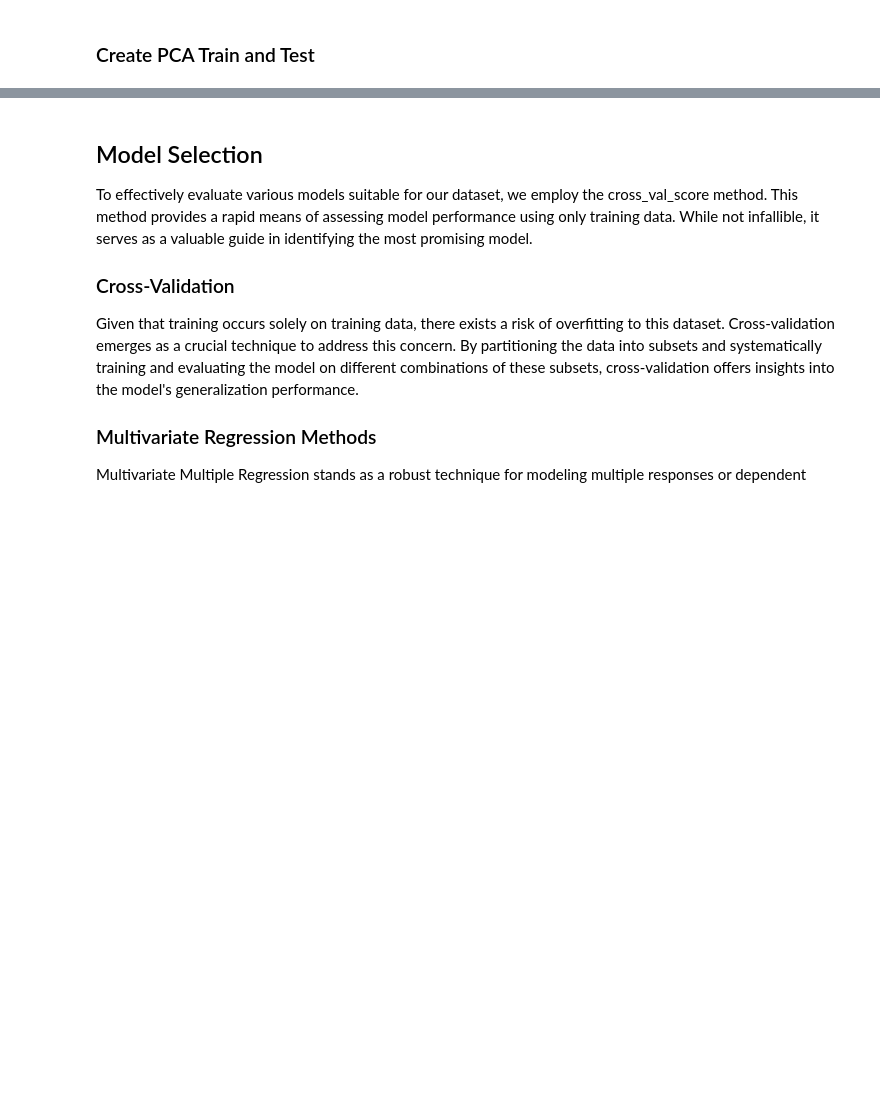
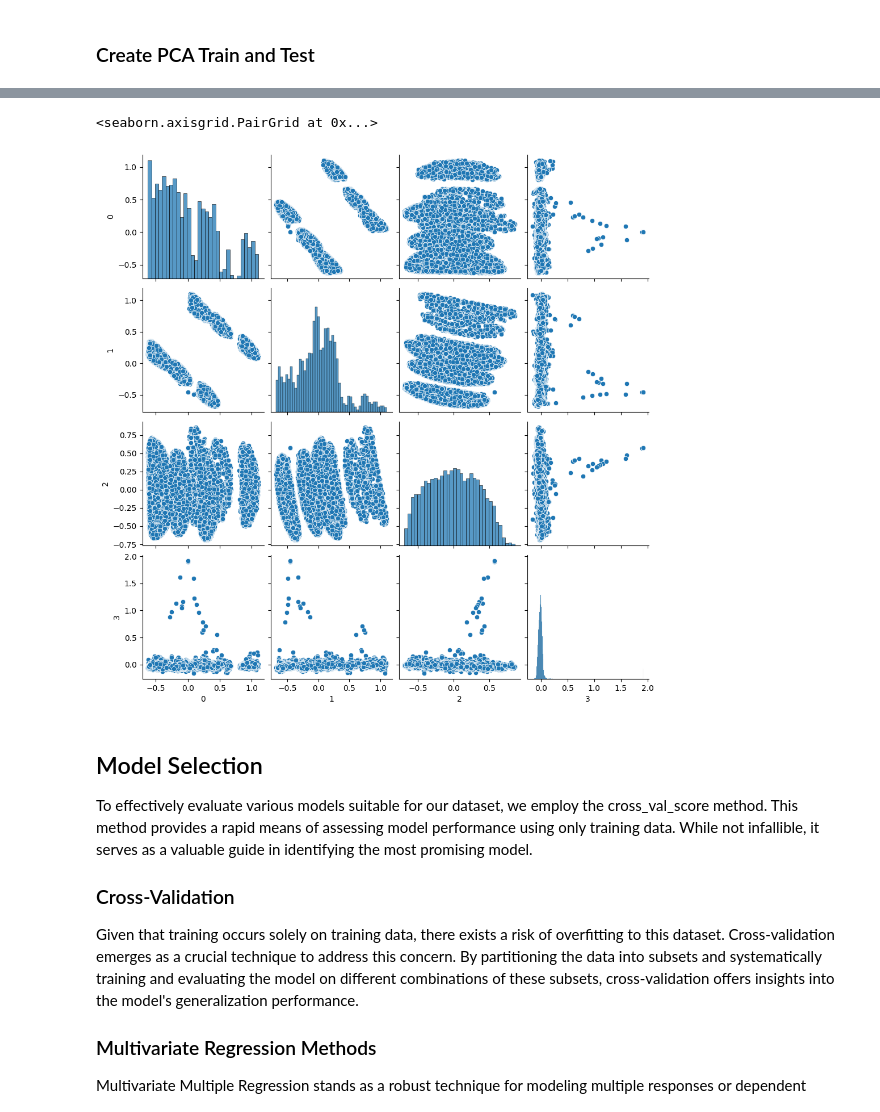
Before and after one commit to vputnam/machine_learning_soln, a Jupyter notebook: Jupyter/ModelExperiments.ipynb, the cells around one changed output, grey strips where cells are left out. Saved outputs shown, nothing was run; the diff lists cells and outputs as text; code cells hidden in the pictures; blank space fills up the shorter version.

```diff
--- a/Jupyter/ModelExperiments.ipynb
+++ b/Jupyter/ModelExperiments.ipynb
@@ -149,3 +140,8 @@ sns.scatterplot(data=principalDf)
+# %%
+sns.pairplot(X_test_PCA)
+# %% [output]
+<seaborn.axisgrid.PairGrid at 0x...>
+[figure, added]
 # %% [markdown]
 ## Model Selection
 To effectively evaluate various models suitable for our dataset, we employ the cross_val_score method. This method provides a rapid means of assessing model performance using only training data. While not infallible, it serves as a valuable guide in identifying the most promising model.
```
Also changed, not shown: parts of 5 cells of this notebook, 1 other file.
